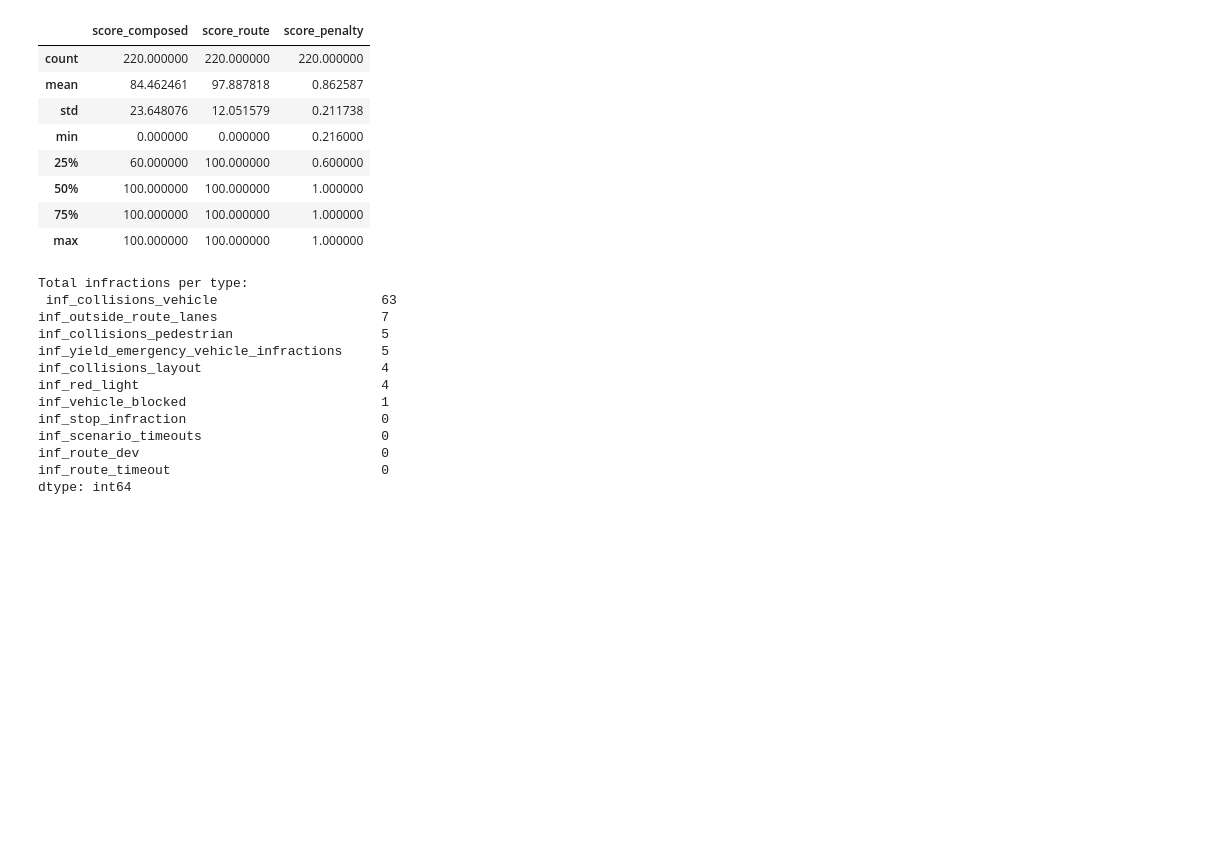
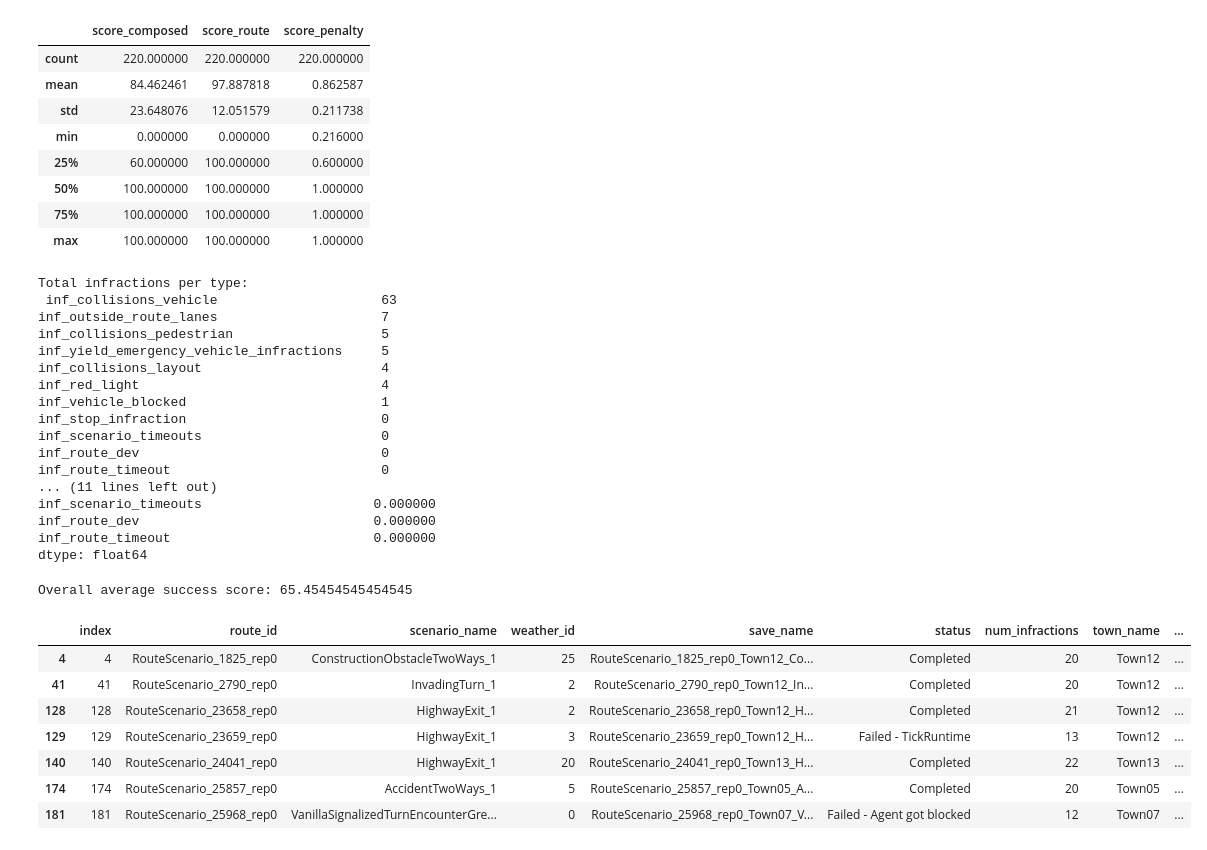
Before and after one commit to HesteBjorn/master-NAP-lab-autonomous-driving, a Jupyter notebook: own_code/bench2drive_results_exploration.ipynb, the cells around one changed output. Drawn from its saved outputs; the diff is of its cells as text; code cells hidden in the pictures; blank space fills up the shorter version.

```diff
--- a/own_code/bench2drive_results_exploration.ipynb
+++ b/own_code/bench2drive_results_exploration.ipynb
@@ -109,9 +110,9 @@ inf_cols = [c for c in routes.columns if c.startswith("inf_")]
 counts = routes[inf_cols].sum().sort_values(ascending=False)
 print("Total infractions per type:\n", counts)
 
-# routes["route_km"] = routes["route_length"] / 1000.0
-# inf_per_km = (routes[inf_cols].div(routes["route_km"], axis=0)).mean().sort_values(ascending=False)
-# print("\nAverage infractions per km:\n", inf_per_km)
+routes["route_km"] = routes["route_length"] / 1000.0
+inf_per_km = (routes[inf_cols].div(routes["route_km"], axis=0)).mean().sort_values(ascending=False)
+print("\nAverage infractions per km:\n", inf_per_km)
 # %% [output]
 Total infractions per type:
  inf_collisions_vehicle                     63
@@ -125,4 +126,8 @@ inf_stop_infraction                         0
 inf_scenario_timeouts                       0
 inf_route_dev                               0
 inf_route_timeout                           0
-dtype: int64
+... (11 lines left out)
+inf_scenario_timeouts                      0.000000
+inf_route_dev                              0.000000
+inf_route_timeout                          0.000000
+dtype: float64
@@ -128,0 +206,16 @@ dtype: int64
+# %%
+routes["success_score"] = routes["score_composed"].apply(lambda x: 100 if x == 100 else 0)
+print("Overall average success score:", routes["success_score"].mean())
+# %% [output]
+Overall average success score: 65.45454545454545
+# %%
+routes[routes["inf_outside_route_lanes"]>0]
+# %% [output]
+|  | index | route_id | scenario_name | weather_id | save_name | status | num_infractions | town_name | ... |
+| 4 | 4 | RouteScenario_1825_rep0 | ConstructionObstacleTwoWays_1 | 25 | RouteScenario_1825_rep0_Town12_Co... | Completed | 20 | Town12 | ... |
+| 41 | 41 | RouteScenario_2790_rep0 | InvadingTurn_1 | 2 | RouteScenario_2790_rep0_Town12_In... | Completed | 20 | Town12 | ... |
+| 128 | 128 | RouteScenario_23658_rep0 | HighwayExit_1 | 2 | RouteScenario_23658_rep0_Town12_H... | Completed | 21 | Town12 | ... |
+| 129 | 129 | RouteScenario_23659_rep0 | HighwayExit_1 | 3 | RouteScenario_23659_rep0_Town12_H... | Failed - TickRuntime | 13 | Town12 | ... |
+| 140 | 140 | RouteScenario_24041_rep0 | HighwayExit_1 | 20 | RouteScenario_24041_rep0_Town13_H... | Completed | 22 | Town13 | ... |
+| 174 | 174 | RouteScenario_25857_rep0 | AccidentTwoWays_1 | 5 | RouteScenario_25857_rep0_Town05_A... | Completed | 20 | Town05 | ... |
+| 181 | 181 | RouteScenario_25968_rep0 | VanillaSignalizedTurnEncounterGre... | 0 | RouteScenario_25968_rep0_Town07_V... | Failed - Agent got blocked | 12 | Town07 | ... |
```
Also changed, not shown: parts of 7 cells of this notebook.
